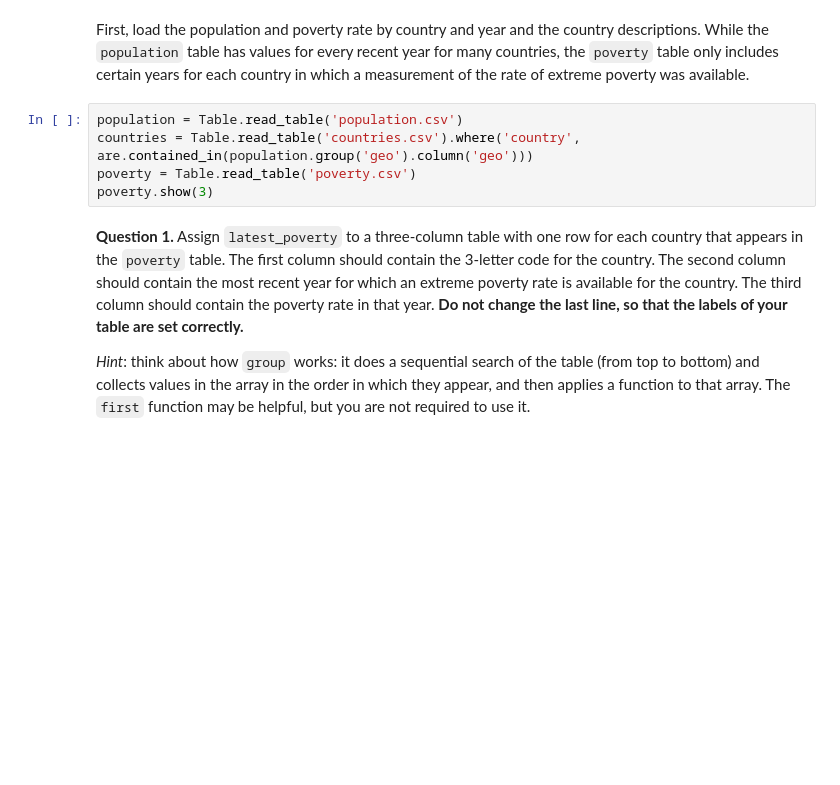
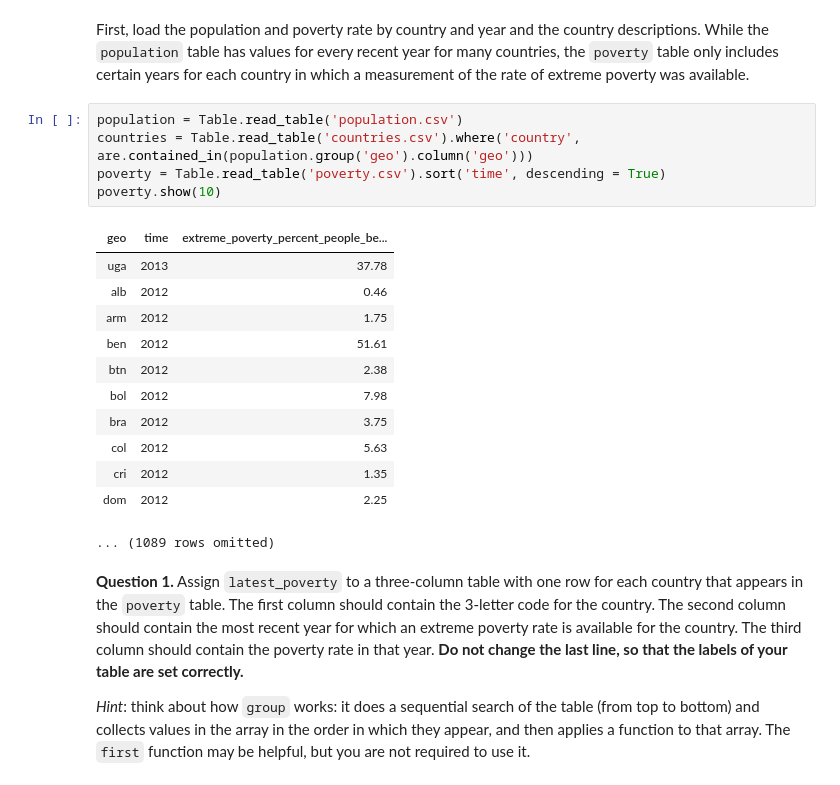
Before and after one commit to ttlarson13/Data-Analytics-Fall-25, a Jupyter notebook: project1-1/project1/project1.ipynb, the cells around one changed output. Saved outputs shown, nothing was run; the diff lists cells and outputs as text; blank space fills up the shorter version.

```diff
--- a/project1-1/project1/project1.ipynb
+++ b/project1-1/project1/project1.ipynb
@@ -601,8 +601,21 @@ First, load the population and poverty rate by country and year and the country
 # %%
 population = Table.read_table('population.csv')
 countries = Table.read_table('countries.csv').where('country', are.contained_in(population.group('geo').column('geo')))
-poverty = Table.read_table('poverty.csv')
-poverty.show(3)
+poverty = Table.read_table('poverty.csv').sort('time', descending = True)
+poverty.show(10)
+# %% [output]
+| geo | time | extreme_poverty_percent_people_be... |
+| uga | 2013 | 37.78 |
+| alb | 2012 | 0.46 |
+| arm | 2012 | 1.75 |
+| ben | 2012 | 51.61 |
+| btn | 2012 | 2.38 |
+| bol | 2012 | 7.98 |
+| bra | 2012 | 3.75 |
+| col | 2012 | 5.63 |
+| cri | 2012 | 1.35 |
+| dom | 2012 | 2.25 |
+... (1089 rows omitted)
 # %% [markdown]
 **Question 1.** Assign `latest_poverty` to a three-column table with one row for each country that appears in the `poverty` table. The first column should contain the 3-letter code for the country. The second column should contain the most recent year for which an extreme poverty rate is available for the country. The third column should contain the poverty rate in that year. **Do not change the last line, so that the labels of your table are set correctly.**
 
```
Also changed, not shown: parts of 19 cells of this notebook, 2 other files.
